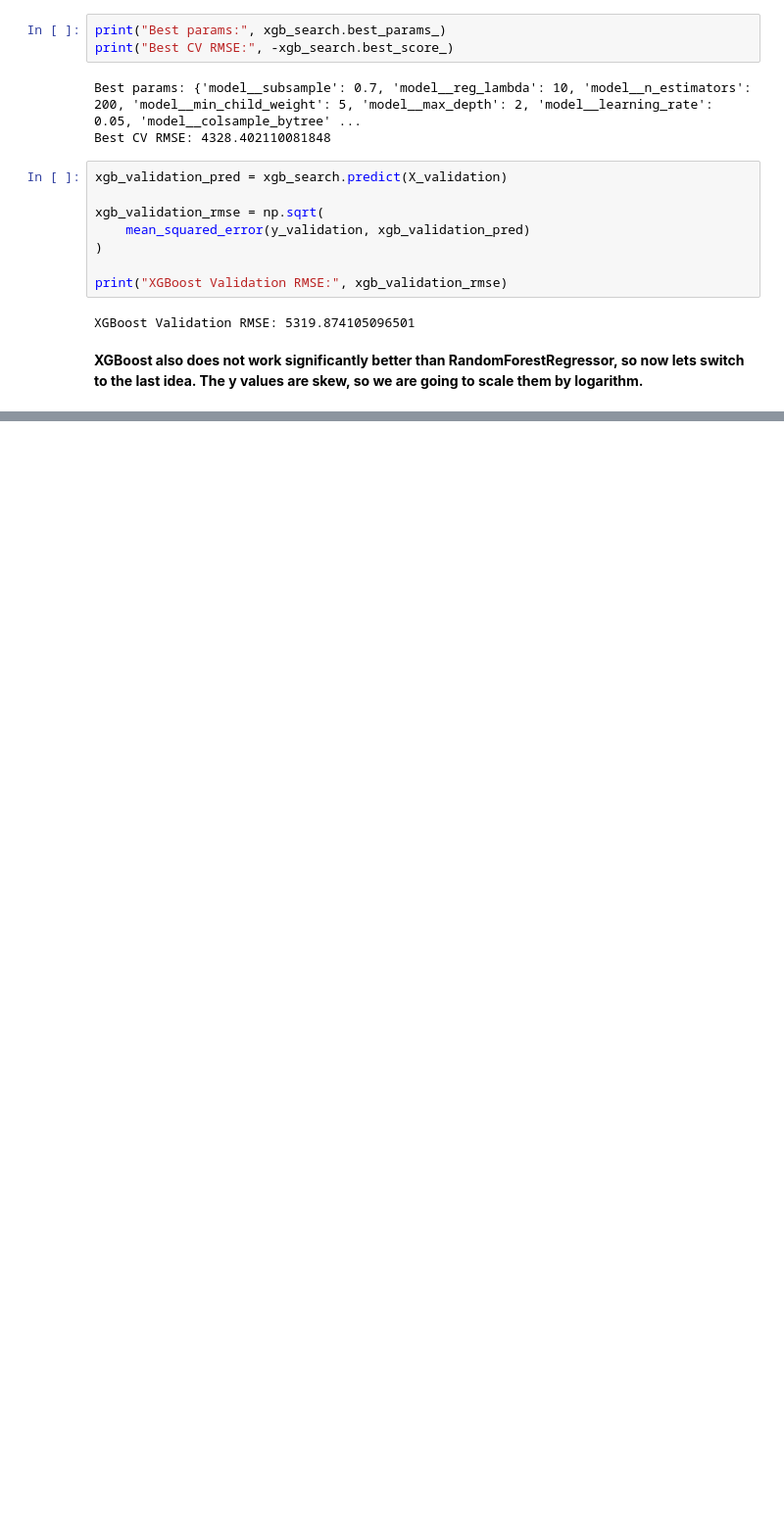
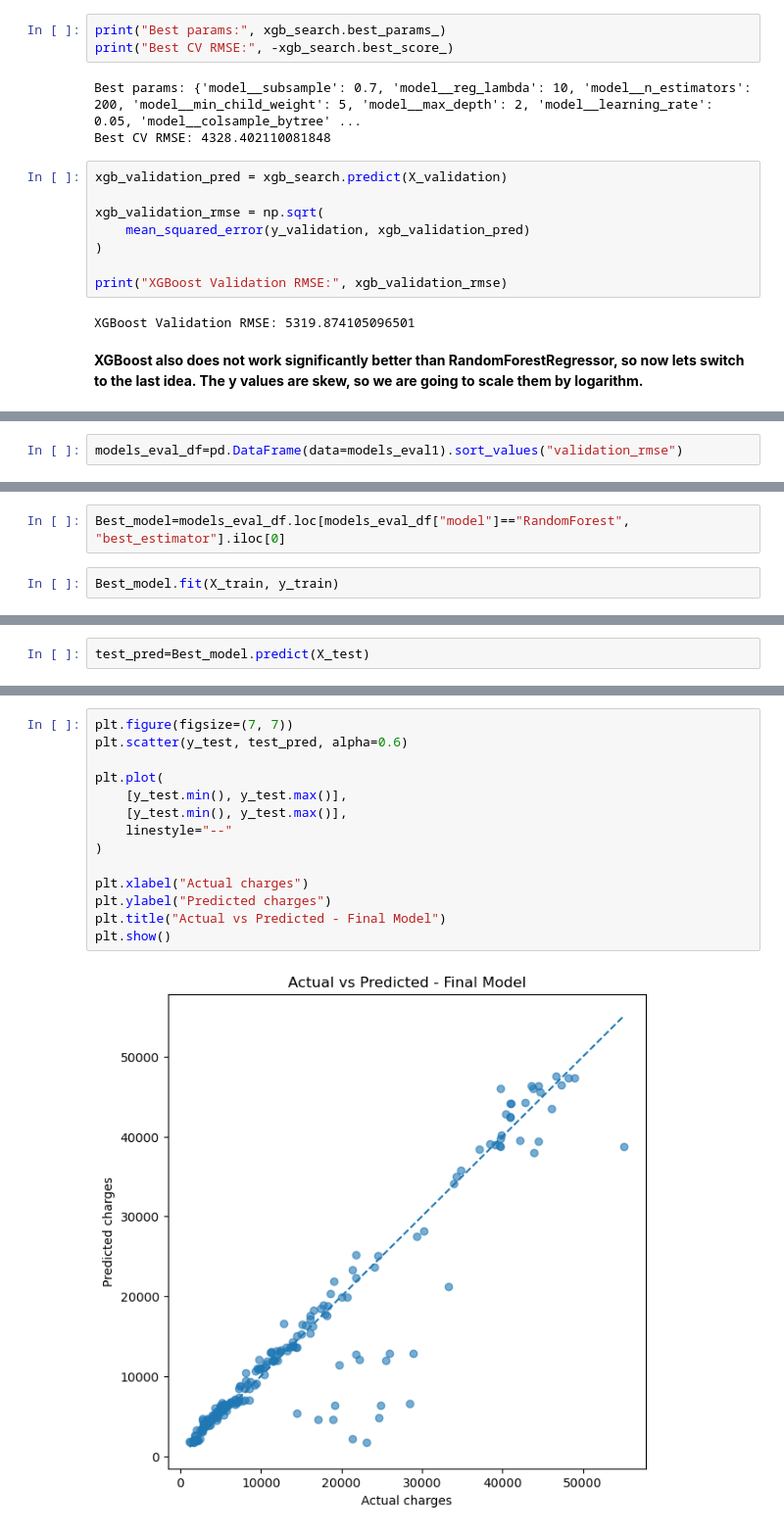
Before and after one commit to adamxszczepanski/SQL-and-ML-Projects, a Jupyter notebook: InsuranceChargesPrediction_ML/InsuranceChargePrediction_ML.ipynb, the cells around one changed output, grey strips where cells are left out. Shown at 98% size. Cells and saved outputs as stored; diff of their text form; blank space fills up the shorter version.

```diff
--- a/InsuranceChargesPrediction_ML/InsuranceChargePrediction_ML.ipynb
+++ b/InsuranceChargesPrediction_ML/InsuranceChargePrediction_ML.ipynb
@@ -1053,0 +1282,2 @@ NameError: name 'model' is not defined
+# %%
+models_eval_df=pd.DataFrame(data=models_eval1).sort_values("validation_rmse")
@@ -1053,0 +1293,4 @@ NameError: name 'model' is not defined
+# %%
+Best_model=models_eval_df.loc[models_eval_df["model"]=="RandomForest", "best_estimator"].iloc[0]
+# %%
+Best_model.fit(X_train, y_train)
@@ -1053,0 +1315,2 @@ NameError: name 'model' is not defined
+# %%
+test_pred=Best_model.predict(X_test)
@@ -1053,0 +1328,16 @@ NameError: name 'model' is not defined
+# %%
+plt.figure(figsize=(7, 7))
+plt.scatter(y_test, test_pred, alpha=0.6)
+
+plt.plot(
+    [y_test.min(), y_test.max()],
+    [y_test.min(), y_test.max()],
+    linestyle="--"
+)
+
+plt.xlabel("Actual charges")
+plt.ylabel("Predicted charges")
+plt.title("Actual vs Predicted - Final Model")
+plt.show()
+# %% [output]
+[figure, added]
```
Also changed, not shown: parts of 15 cells of this notebook.
